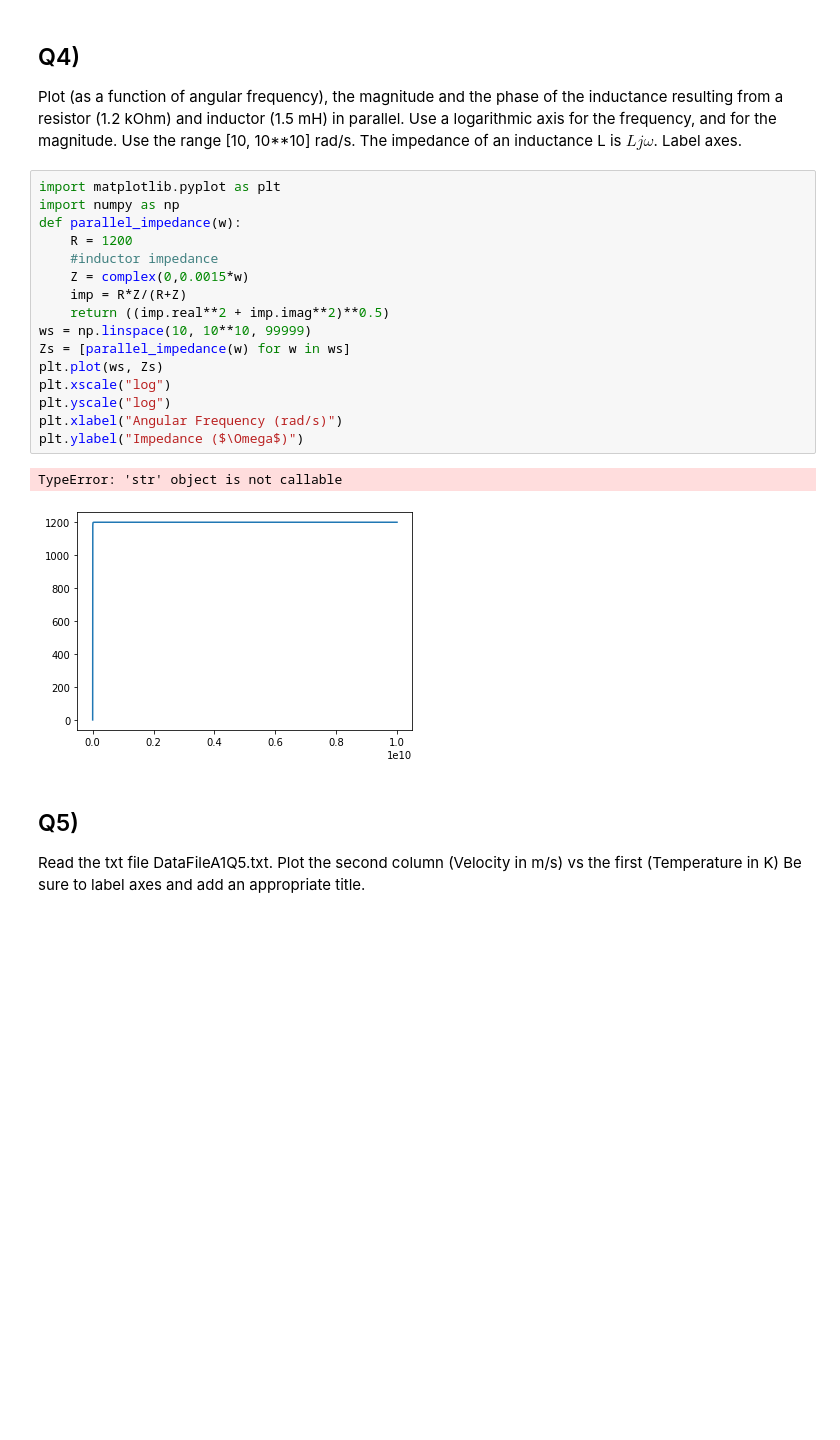
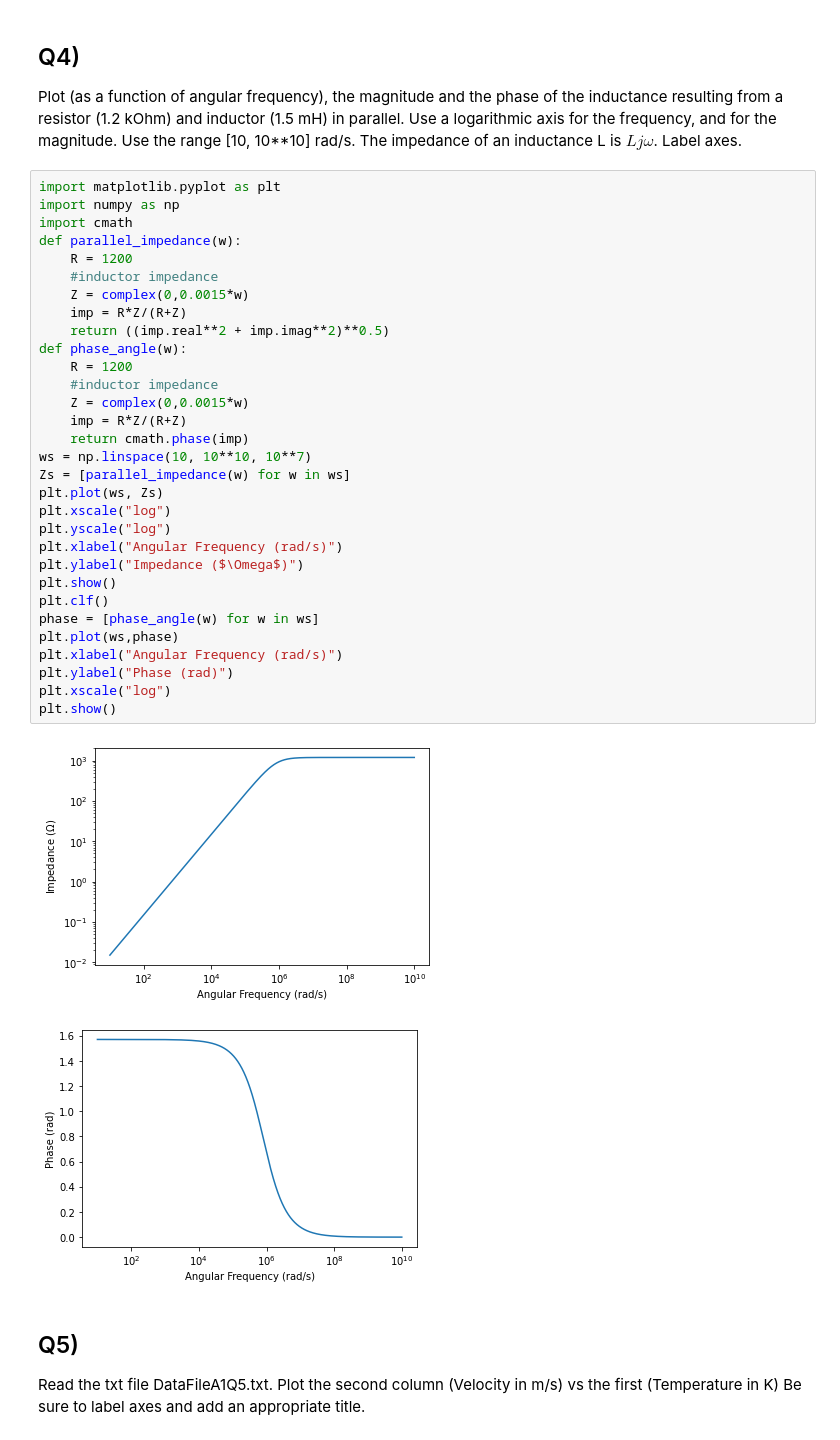
Before and after one commit to Shaquible/ENPH-252, a Jupyter notebook: Assignment1/Assignment1.ipynb, the cells around one changed output. Saved outputs shown, nothing was run; the diff lists cells and outputs as text; blank space fills up the shorter version.

```diff
--- a/Assignment1/Assignment1.ipynb
+++ b/Assignment1/Assignment1.ipynb
@@ -64,22 +64,37 @@ Plot (as a function of angular frequency), the magnitude and the phase of the in
 # %%
 import matplotlib.pyplot as plt
 import numpy as np
+import cmath
 def parallel_impedance(w):
     R = 1200
     #inductor impedance
     Z = complex(0,0.0015*w)
     imp = R*Z/(R+Z)
     return ((imp.real**2 + imp.imag**2)**0.5)
-ws = np.linspace(10, 10**10, 99999)
+def phase_angle(w):
+    R = 1200
+    #inductor impedance
+    Z = complex(0,0.0015*w)
+    imp = R*Z/(R+Z)
+    return cmath.phase(imp)
+ws = np.linspace(10, 10**10, 10**7)
 Zs = [parallel_impedance(w) for w in ws]
 plt.plot(ws, Zs)
 plt.xscale("log")
 plt.yscale("log")
 plt.xlabel("Angular Frequency (rad/s)")
 plt.ylabel("Impedance ($\Omega$)")
+plt.show()
+plt.clf()
+phase = [phase_angle(w) for w in ws]
+plt.plot(ws,phase)
+plt.xlabel("Angular Frequency (rad/s)")
+plt.ylabel("Phase (rad)")
+plt.xscale("log")
+plt.show()
 # %% [output]
-TypeError: 'str' object is not callable
-[figure, old version]
+[figure, new version]
+[figure, added]
 # %% [markdown]
 Q5)
 ---
```
